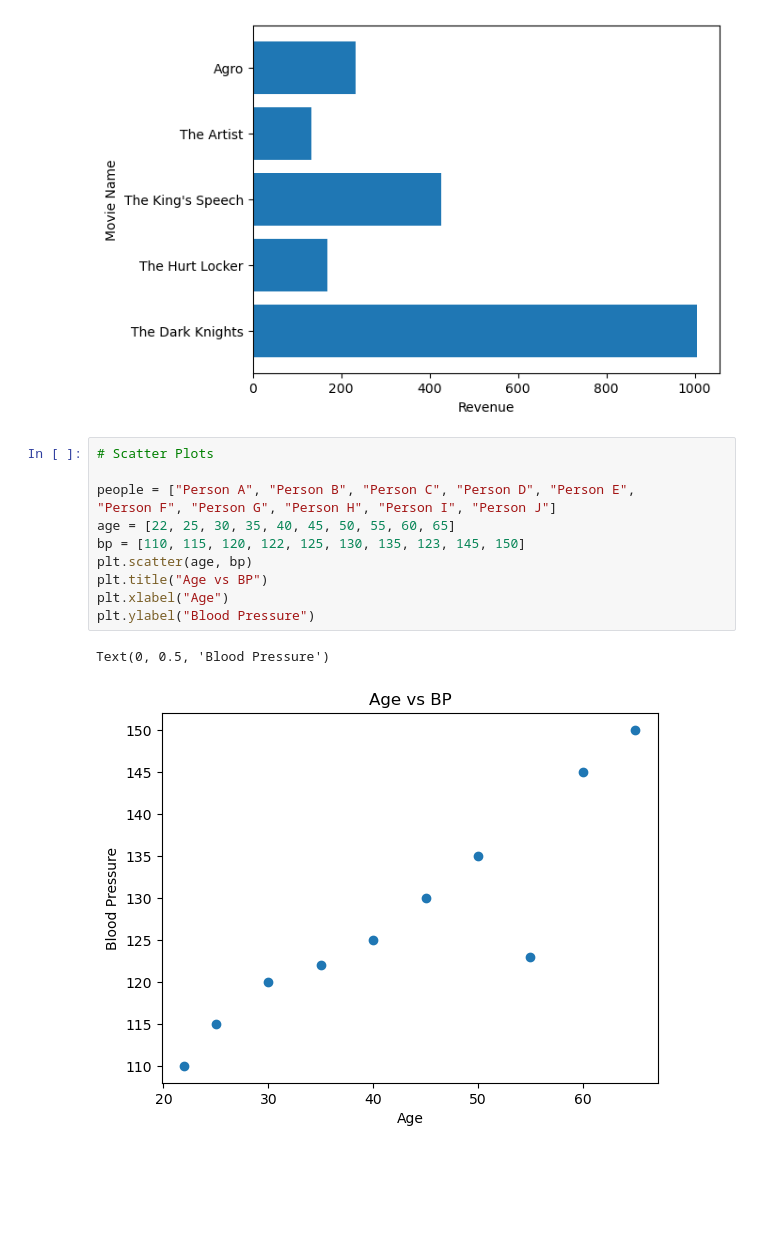
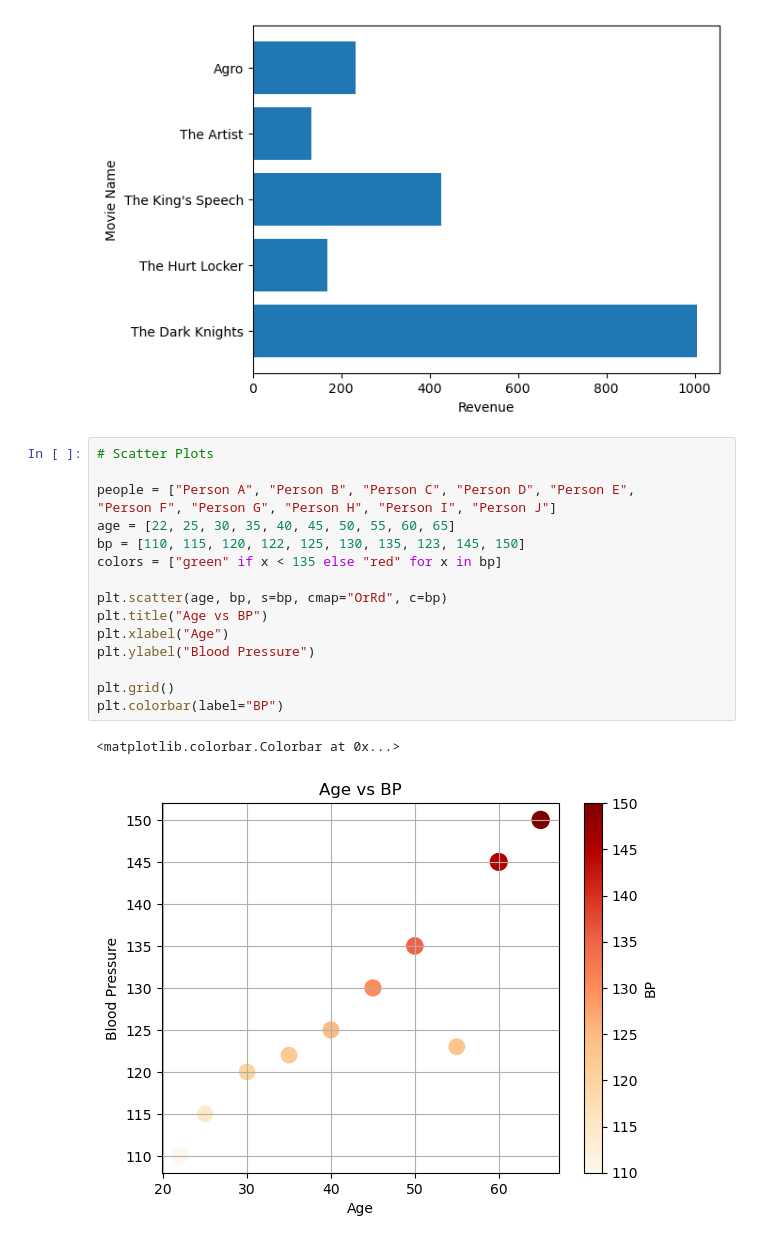
Before and after one commit to PritishMandal/AI-ML-Learning, a Jupyter notebook: Data visualization -1/matplotlib_tutorial.ipynb, the cells around one changed output. Cells and saved outputs as stored; diff of their text form; blank space fills up the shorter version.

Commit message:
Scatter plot customisation

```diff
--- a/Data visualization -1/matplotlib_tutorial.ipynb
+++ b/Data visualization -1/matplotlib_tutorial.ipynb
@@ -140,14 +140,19 @@ Text(0, 0.5, 'Movie Name')
 # %%
 # Scatter Plots
 
 people = ["Person A", "Person B", "Person C", "Person D", "Person E",
 "Person F", "Person G", "Person H", "Person I", "Person J"]
 age = [22, 25, 30, 35, 40, 45, 50, 55, 60, 65]
 bp = [110, 115, 120, 122, 125, 130, 135, 123, 145, 150]
-plt.scatter(age, bp)
+colors = ["green" if x < 135 else "red" for x in bp]
+
+plt.scatter(age, bp, s=bp, cmap="OrRd", c=bp)
 plt.title("Age vs BP")
 plt.xlabel("Age")
 plt.ylabel("Blood Pressure")
+
+plt.grid()
+plt.colorbar(label="BP")
 # %% [output]
-Text(0, 0.5, 'Blood Pressure')
+<matplotlib.colorbar.Colorbar at 0x...>
-[figure, old version]
+[figure, new version]
```
